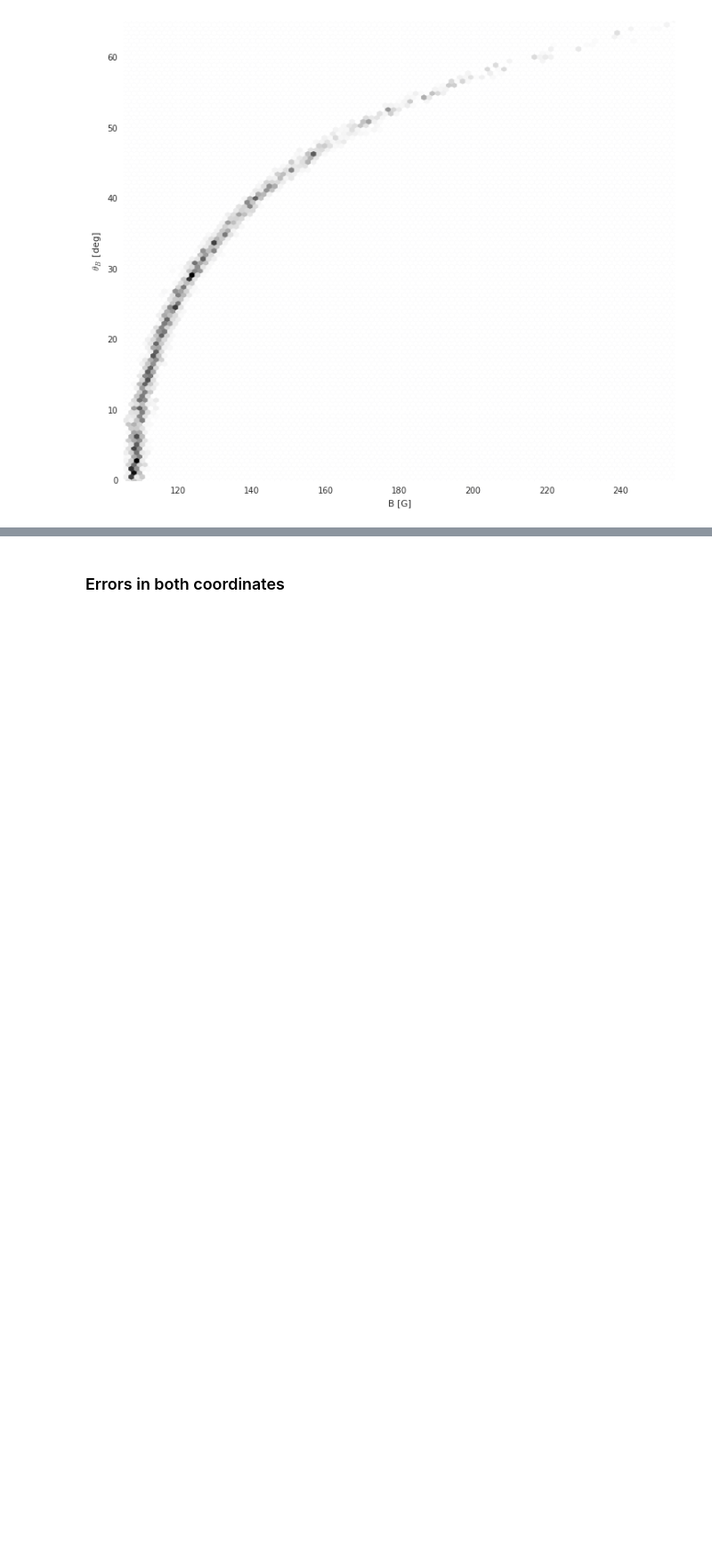
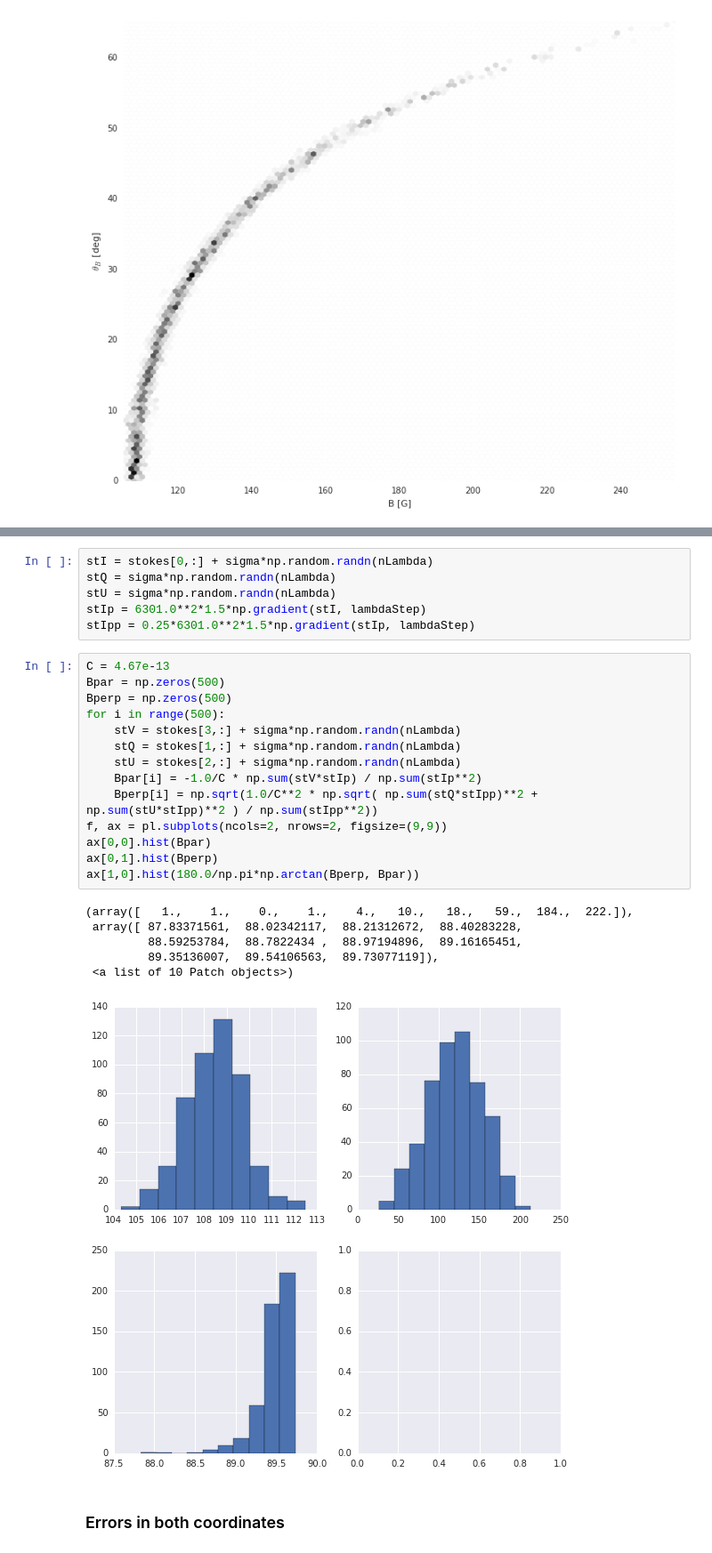
Before and after one commit to aasensio/SolarnetGranada, a Jupyter notebook: notebooks/Weak field approximation.ipynb, the cells around one changed output, grey strips where cells are left out. Shown at 89% size. Cells and saved outputs as stored; diff of their text form; blank space fills up the shorter version.

```diff
--- a/notebooks/Weak field approximation.ipynb
+++ b/notebooks/Weak field approximation.ipynb
@@ -143,3 +159,30 @@ ax.set_ylabel(r'$\theta_B$ [deg]')
+# %%
+stI = stokes[0,:] + sigma*np.random.randn(nLambda)
+stQ = sigma*np.random.randn(nLambda)
+stU = sigma*np.random.randn(nLambda)
+stIp = 6301.0**2*1.5*np.gradient(stI, lambdaStep)
+stIpp = 0.25*6301.0**2*1.5*np.gradient(stIp, lambdaStep)
+# %%
+C = 4.67e-13
+Bpar = np.zeros(500)
+Bperp = np.zeros(500)
+for i in range(500):
+    stV = stokes[3,:] + sigma*np.random.randn(nLambda)
+    stQ = stokes[1,:] + sigma*np.random.randn(nLambda)
+    stU = stokes[2,:] + sigma*np.random.randn(nLambda)
+    Bpar[i] = -1.0/C * np.sum(stV*stIp) / np.sum(stIp**2)
+    Bperp[i] = np.sqrt(1.0/C**2 * np.sqrt( np.sum(stQ*stIpp)**2 + np.sum(stU*stIpp)**2 ) / np.sum(stIpp**2))
+f, ax = pl.subplots(ncols=2, nrows=2, figsize=(9,9))
+ax[0,0].hist(Bpar)
+ax[0,1].hist(Bperp)
+ax[1,0].hist(180.0/np.pi*np.arctan(Bperp, Bpar))
+# %% [output]
+(array([   1.,    1.,    0.,    1.,    4.,   10.,   18.,   59.,  184.,  222.]),
+ array([ 87.83371561,  88.02342117,  88.21312672,  88.40283228,
+         88.59253784,  88.7822434 ,  88.97194896,  89.16165451,
+         89.35136007,  89.54106563,  89.73077119]),
+ <a list of 10 Patch objects>)
+[figure, added]
 # %% [markdown]
 ### Errors in both coordinates
 # %% [markdown]
```
Also changed, not shown: parts of 8 cells of this notebook, 11 other files.
